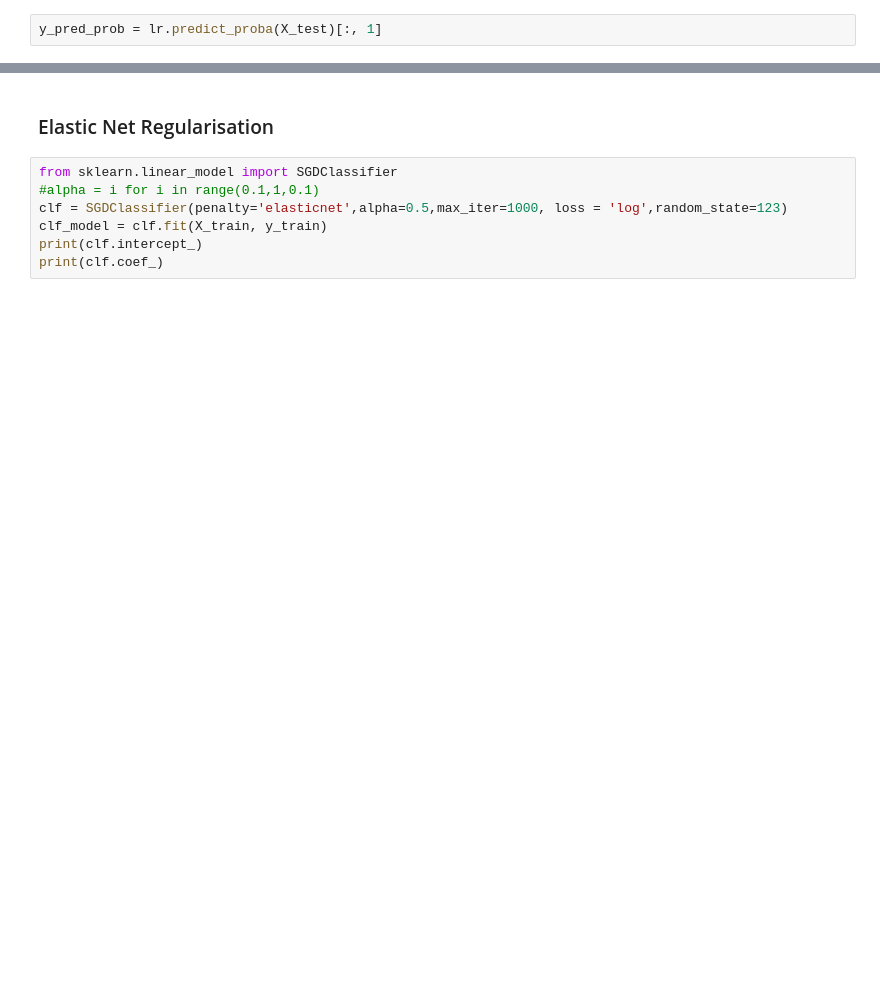
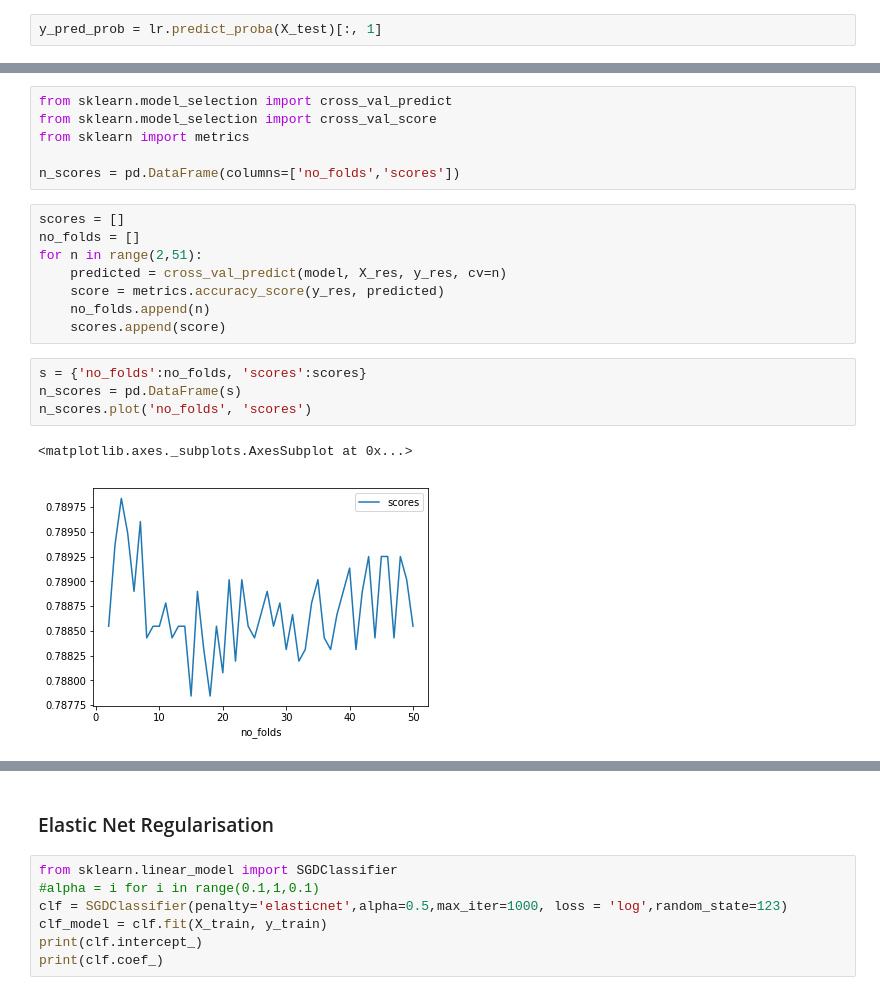
Before and after one commit to RhysZH/GA-DAT9-Projects1, a Jupyter notebook: R_Morgan_Project4_Files/R_Morgan_Project4_Modelling.ipynb, the cells around one changed output, grey strips where cells are left out. Drawn from its saved outputs; the diff is of its cells as text; blank space fills up the shorter version.

```diff
--- a/R_Morgan_Project4_Files/R_Morgan_Project4_Modelling.ipynb
+++ b/R_Morgan_Project4_Files/R_Morgan_Project4_Modelling.ipynb
@@ -128,0 +118,21 @@ Score: 0.6069583713157095
+# %%
+from sklearn.model_selection import cross_val_predict
+from sklearn.model_selection import cross_val_score
+from sklearn import metrics
+
+n_scores = pd.DataFrame(columns=['no_folds','scores'])
+# %%
+scores = []
+no_folds = []
+for n in range(2,51):
+    predicted = cross_val_predict(model, X_res, y_res, cv=n)
+    score = metrics.accuracy_score(y_res, predicted)
+    no_folds.append(n)
+    scores.append(score)
+# %%
+s = {'no_folds':no_folds, 'scores':scores}
+n_scores = pd.DataFrame(s)
+n_scores.plot('no_folds', 'scores')
+# %% [output]
+<matplotlib.axes._subplots.AxesSubplot at 0x...>
+[figure, added]
```
Also changed, not shown: parts of 18 cells of this notebook.
